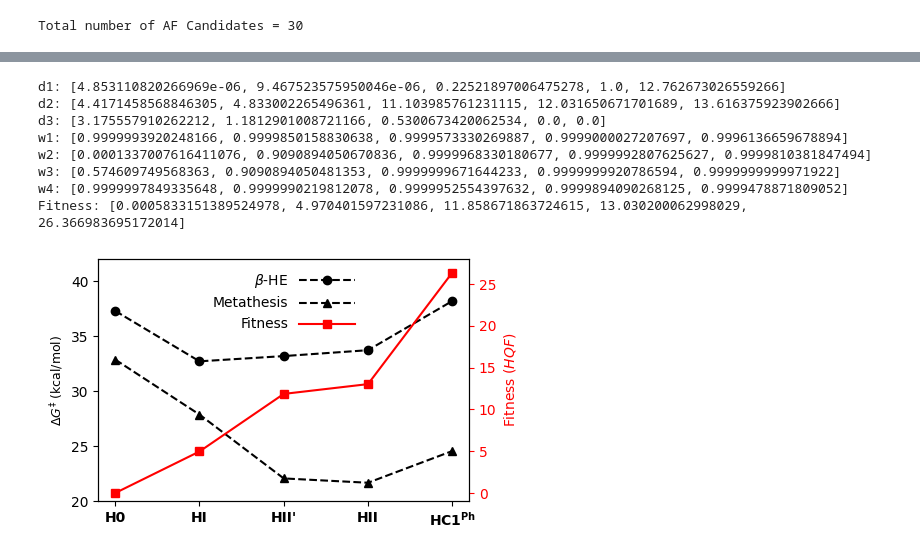
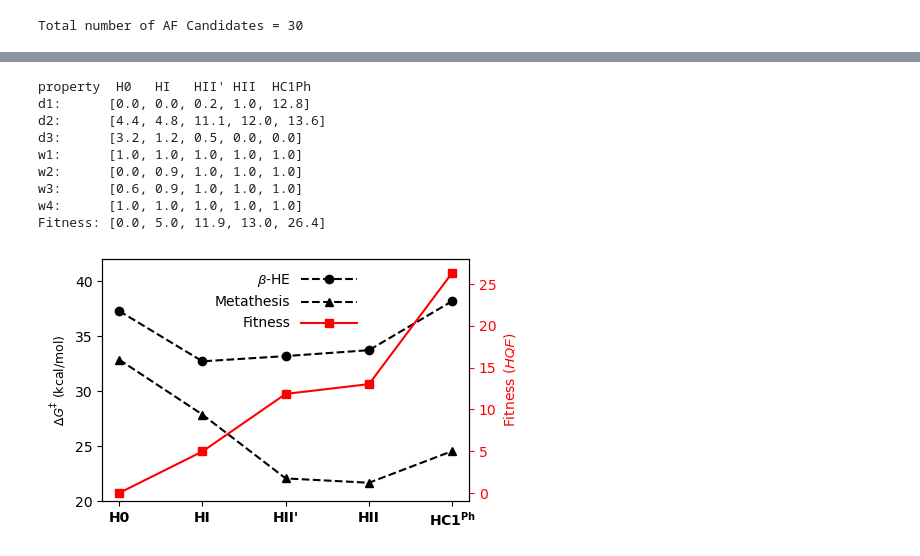
Before and after one commit to denoptim-project/catalyst_evaluator, a Jupyter notebook: tools/analysis/Analysis_MS_figures.ipynb, the cells around one changed output, grey strips where cells are left out. Saved outputs shown, nothing was run; the diff lists cells and outputs as text; code cells hidden in the pictures.

Commit message:
Checkpoint: Added HQF figures and AF/HQF barrier correlation plot

```diff
--- a/tools/analysis/Analysis_MS_figures.ipynb
+++ b/tools/analysis/Analysis_MS_figures.ipynb
@@ -193,12 +297,13 @@ for pathname in sorted_HQF_paths:
 # %%
 # Calculating barriers from HQF energies, then calculate the descriptors, weights and overall fitness.
 
+# Defining variables
 BarriersBHE_from_precursor = [] # Barriers to B-HE with respect to the precursor
 BarriersMetathesis_from_precursor = [] # Barriers to metathesis with respect to the precursor
 BarriersBHE_from_MCB = [] # Barriers to B-HE with respect to the MCB
 BarriersMetathesis_from_MCB = [] # Barriers to metathesis with respect to the MCB
 HQF_fitnesses = []; HQFd1s = []; HQFd2s = []; HQFd3s = []; HQFw1s = []; HQFw2s = []; HQFw3s = []; HQFw4s = []
-
+ddE_stability_HI = hartree_to_kcalmol * math.fabs(HQFfreeEnergyC[3] - HQFfreeEnergyA[3] - HQFfreeEnergyC[1] + HQFfreeEnergyA[1])
 # Defining constants (free energies [hartree] of substrates, conversion factors etc.)
 G_ethene = -78.477866552
 G_propene = -117.734910132
@@ -210,9 +315,8 @@ delta = 1.43290809
 Lambda = 1.43290809
 sigma = 2.86581618
 
-ddE_stability_HI = hartree_to_kcalmol * math.fabs(HQFfreeEnergyC[3] - HQFfreeEnergyA[3] - HQFfreeEnergyC[1] + HQFfreeEnergyA[1])
-
 i = 0
+# Check for inconsistancies in the data set
 if not len(HQFfreeEnergyA) == len(HQFfreeEnergyF) == len(HQFfreeEnergyE) == len(HQFfreeEnergyC) == len(HQFfreeEnergyX) == len(HQFfreeEnergyZ) == len(HQFfreeEnergyL):
     print('Error: inconsistant number of energy values')
     quit(1)
@@ -276,34 +380,48 @@ while i < len(HQFfreeEnergyA):
 
     i = i + 1
 
-print('d1: '+str(HQFd1s))
-print('d2: '+str(HQFd2s))
-print('d3: '+str(HQFd3s))
-print('w1: '+str(HQFw1s))
-print('w2: '+str(HQFw2s))
-print('w3: '+str(HQFw3s))
-print('w4: '+str(HQFw4s))
-print('Fitness: '+str(HQF_fitnesses))
+HQF_descriptors = [HQFd1s, HQFd2s, HQFd3s, HQFw1s, HQFw2s, HQFw3s, HQFw4s, HQF_fitnesses]
+r_HQFd1s='';r_HQFd2s='';r_HQFd3s='';r_HQFw1s='';r_HQFw2s='';r_HQFw3s='';r_HQFw4s='';r_HQF_fitnesses=''
+rounded_HQF_descriptors = [r_HQFd1s, r_HQFd2s, r_HQFd3s, r_HQFw1s, r_HQFw2s, r_HQFw3s, r_HQFw4s, r_HQF_fitnesses]
+i = 0
+for desc in HQF_descriptors:
+    rounded_HQF_descriptors[i] = [ round(elem, 1) for elem in desc ]; i = i + 1
+
+# Printing HQF descriptor/weights overview.
+print('property  H0   HI   HII\' HII  HC1Ph')
+print('d1:      '+str(rounded_HQF_descriptors[0]))
+print('d2:      '+str(rounded_HQF_descriptors[1]))
+print('d3:      '+str(rounded_HQF_descriptors[2]))
+print('w1:      '+str(rounded_HQF_descriptors[3]))
+print('w2:      '+str(rounded_HQF_descriptors[4]))
+print('w3:      '+str(rounded_HQF_descriptors[5]))
+print('w4:      '+str(rounded_HQF_descriptors[6]))
+print('Fitness: '+str(rounded_HQF_descriptors[7]))
 # %% [output]
-d1: [4.853110820266969e-06, 9.467523575950046e-06, 0.22521897006475278, 1.0, 12.762673026559266]
-d2: [4.4171458568846305, 4.833002265496361, 11.103985761231115, 12.031650671701689, 13.616375923902666]
-d3: [3.175557910262212, 1.1812901008721166, 0.5300673420062534, 0.0, 0.0]
-w1: [0.9999993920248166, 0.9999850158830638, 0.9999573330269887, 0.9999000027207697, 0.9996136659678894]
-w2: [0.0001337007616411076, 0.9090894050670836, 0.9999968330180677, 0.9999992807625627, 0.9999810381847494]
-w3: [0.574609749568363, 0.9090894050481353, 0.9999999671644233, 0.9999999920786594, 0.9999999999971922]
-w4: [0.9999997849335648, 0.9999990219812078, 0.9999952554397632, 0.9999894090268125, 0.9999478871809052]
-Fitness: [0.0005833151389524978, 4.970401597231086, 11.858671863724615, 13.030200062998029, 26.366983695172014]
+property  H0   HI   HII' HII  HC1Ph
+d1:      [0.0, 0.0, 0.2, 1.0, 12.8]
+d2:      [4.4, 4.8, 11.1, 12.0, 13.6]
+d3:      [3.2, 1.2, 0.5, 0.0, 0.0]
+w1:      [1.0, 1.0, 1.0, 1.0, 1.0]
+w2:      [0.0, 0.9, 1.0, 1.0, 1.0]
+w3:      [0.6, 0.9, 1.0, 1.0, 1.0]
+w4:      [1.0, 1.0, 1.0, 1.0, 1.0]
+Fitness: [0.0, 5.0, 11.9, 13.0, 26.4]
 # %%
+import warnings
+warnings.filterwarnings('ignore')
+
+# Changing font to stix; setting specialized math font properties as directly as possible
 plt.rcParams['font.size'] = 10
-
+plt.rcParams['mathtext.fontset'] = 'custom'
+plt.rcParams['mathtext.rm'] = 'Arial'
+plt.rcParams['mathtext.it'] = 'Arial:italic'
 catalyst = ["H0", "HI", "HII'", "HII", "$\mathbf{HC1^{Ph}}$"]
-
 fig, ax = subplots(figsize=(5,3))
 
 # Plotting on the primary y-axis
 ax.plot(catalyst, BarriersBHE_from_precursor, linestyle='dashed', marker='o', color='black', label='$\\beta$-HE')
 ax.plot(catalyst, BarriersMetathesis_from_precursor, linestyle='dashed', marker='^', markerfacecolor='black', color='black', label='Metathesis')
-
 ax.set_xlabel('')
 ax.set_ylabel("$\Delta G^{\u2021}$ (kcal/mol)", fontsize=9)
 
@@ -320,31 +438,31 @@ handels = [
 
 labels = [
     '$\\beta$-HE',
     'Metathesis',
     'Fitness'
 ]
 
 # Adjust legend
 box = ax.get_position()
 ax.set_position([box.x0, box.y0 + box.height * 0.1, box.width, box.height])
 leg = ax.legend(handels, labels, handlelength=4, markerfirst=False, loc='upper center', ncol=1)
 leg.get_frame().set_linewidth(0.0)
 
 # set -y-axis limits for the first axis
 ax.set_ylim(20, 42)
 
 # Set y-axis limits for the secondary axis
 ax2.set_ylim(-1, 28)
 
 # Set the color of the y-axis ticks for the secondary axis
 ax2.tick_params(axis='y', colors='red')
 
 # Set x-axis ticks to bold and not italic
 for tick in ax.xaxis.get_major_ticks():
     tick.label1.set_fontproperties(FontProperties(weight='bold', style='normal'))
 
 plt.tight_layout()
 #plt.savefig("FitnessEval.svg", format="svg", bbox_inches="tight")
 plt.show()
 # %% [output]
-[figure, old version]
+[figure, new version]
```
Also changed, not shown: parts of 7 cells of this notebook, 1 other file.
